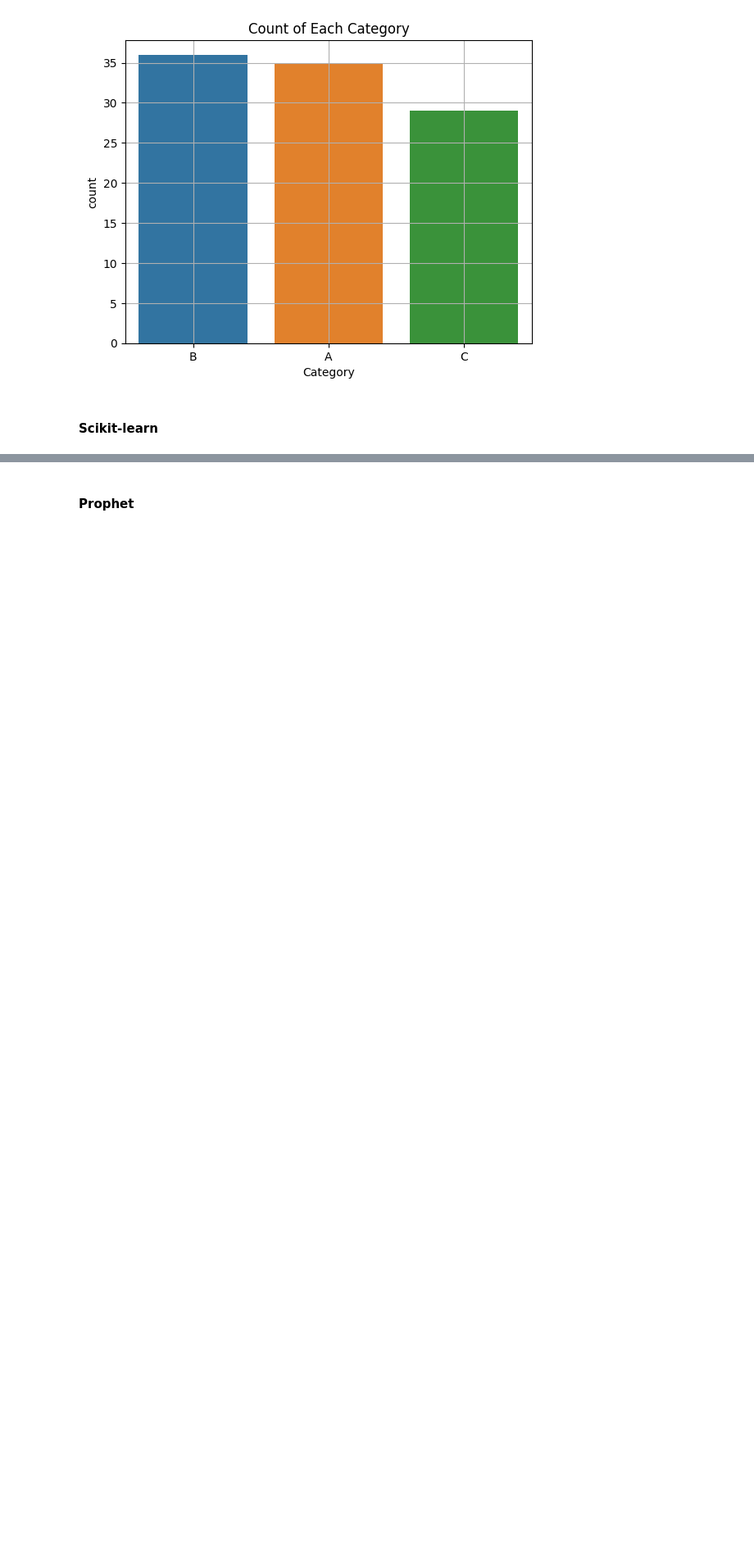
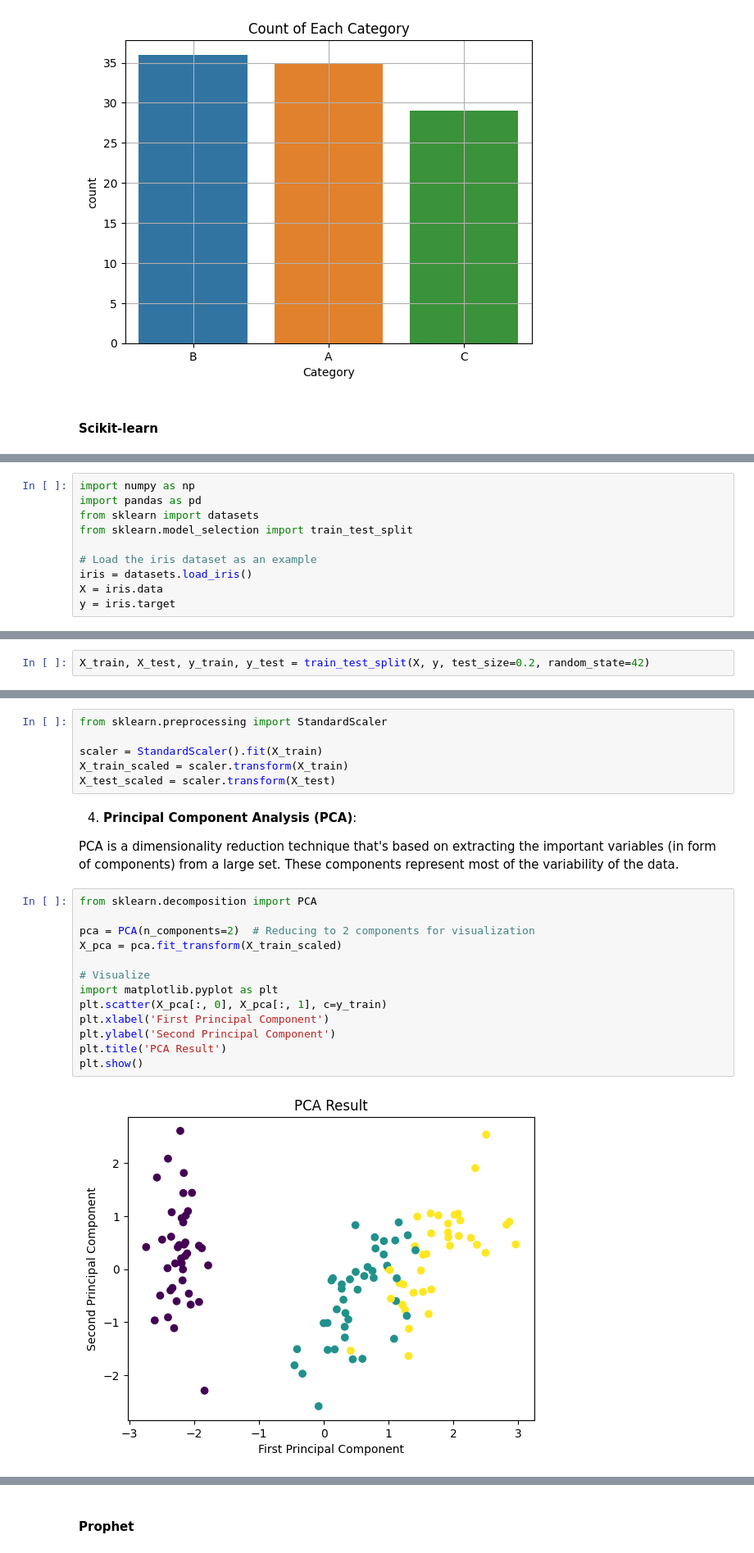
Before and after one commit to natapone/learning_ai_by_coding, a Jupyter notebook: 1-4_statistic.ipynb, the cells around one changed output, grey strips where cells are left out. Shown at 82% size. Saved outputs shown, nothing was run; the diff lists cells and outputs as text; blank space fills up the shorter version.

```diff
--- a/1-4_statistic.ipynb
+++ b/1-4_statistic.ipynb
@@ -860,0 +867,10 @@ plt.show()
+# %%
+import numpy as np
+import pandas as pd
+from sklearn import datasets
+from sklearn.model_selection import train_test_split
+
+# Load the iris dataset as an example
+iris = datasets.load_iris()
+X = iris.data
+y = iris.target
@@ -860,0 +881,2 @@ plt.show()
+# %%
+X_train, X_test, y_train, y_test = train_test_split(X, y, test_size=0.2, random_state=42)
@@ -860,0 +887,25 @@ plt.show()
+# %%
+from sklearn.preprocessing import StandardScaler
+
+scaler = StandardScaler().fit(X_train)
+X_train_scaled = scaler.transform(X_train)
+X_test_scaled = scaler.transform(X_test)
+# %% [markdown]
+4. **Principal Component Analysis (PCA)**:
+
+PCA is a dimensionality reduction technique that's based on extracting the important variables (in form of components) from a large set. These components represent most of the variability of the data.
+# %%
+from sklearn.decomposition import PCA
+
+pca = PCA(n_components=2)  # Reducing to 2 components for visualization
+X_pca = pca.fit_transform(X_train_scaled)
+
+# Visualize
+import matplotlib.pyplot as plt
+plt.scatter(X_pca[:, 0], X_pca[:, 1], c=y_train)
+plt.xlabel('First Principal Component')
+plt.ylabel('Second Principal Component')
+plt.title('PCA Result')
+plt.show()
+# %% [output]
+[figure, added]
```
Also changed, not shown: parts of 28 cells of this notebook, 1 other file.
